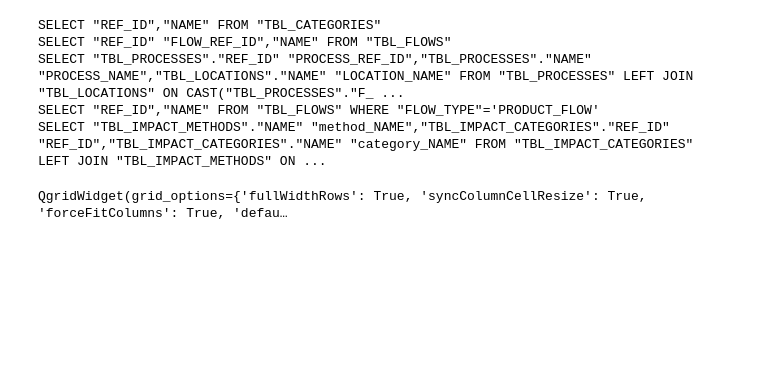
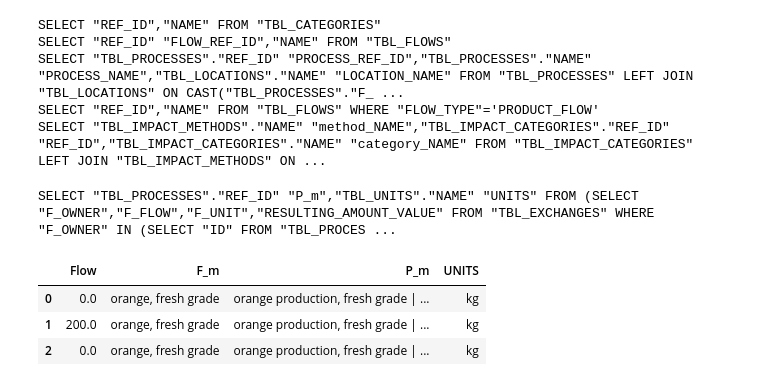
Before and after one commit to MGuo-Lab/LCA, a Jupyter notebook: notebooks/Toy_Problem_C1_Orange_Juice.ipynb, the cells around one changed output. Cells and saved outputs as stored; diff of their text form; code cells hidden in the pictures; blank space fills up the shorter version.

```diff
--- a/notebooks/Toy_Problem_C1_Orange_Juice.ipynb
+++ b/notebooks/Toy_Problem_C1_Orange_Juice.ipynb
@@ -344,8 +345,12 @@ SELECT "TBL_PROCESSES"."REF_ID" "PROCESS_REF_ID","TBL_PROCESSES"."NAME" "PROCESS
 SELECT "REF_ID","NAME" FROM "TBL_FLOWS" WHERE "FLOW_TYPE"='PRODUCT_FLOW'
 SELECT "TBL_IMPACT_METHODS"."NAME" "method_NAME","TBL_IMPACT_CATEGORIES"."REF_ID" "REF_ID","TBL_IMPACT_CATEGORIES"."NAME" "category_NAME" FROM "TBL_IMPACT_CATEGORIES" LEFT JOIN "TBL_IMPACT_METHODS" ON ...
 # %%
-flows_dfr = mo.get_entity(model_instance.component('Flow'), lookup).reset_index(drop=True)
-qgrid.show_grid(flows_dfr)
+flows_dfr = mo.get_entity(model_instance.component('Flow'), lookup, drop=True, units=['P_m'])
+flows_dfr
 # %% [output]
-QgridWidget(grid_options={'fullWidthRows': True, 'syncColumnCellResize': True, 'forceFitColumns': True, 'defau…
+SELECT "TBL_PROCESSES"."REF_ID" "P_m","TBL_UNITS"."NAME" "UNITS" FROM (SELECT "F_OWNER","F_FLOW","F_UNIT","RESULTING_AMOUNT_VALUE" FROM "TBL_EXCHANGES" WHERE "F_OWNER" IN (SELECT "ID" FROM "TBL_PROCES ...
+|  | Flow | F_m | P_m | UNITS |
+| 0 | 0.0 | orange, fresh grade | orange production, fresh grade | ... | kg |
+| 1 | 200.0 | orange, fresh grade | orange production, fresh grade | ... | kg |
+| 2 | 0.0 | orange, fresh grade | orange production, fresh grade | ... | kg |
 # %%
```
Also changed, not shown: parts of 7 cells of this notebook, 22 other files.
